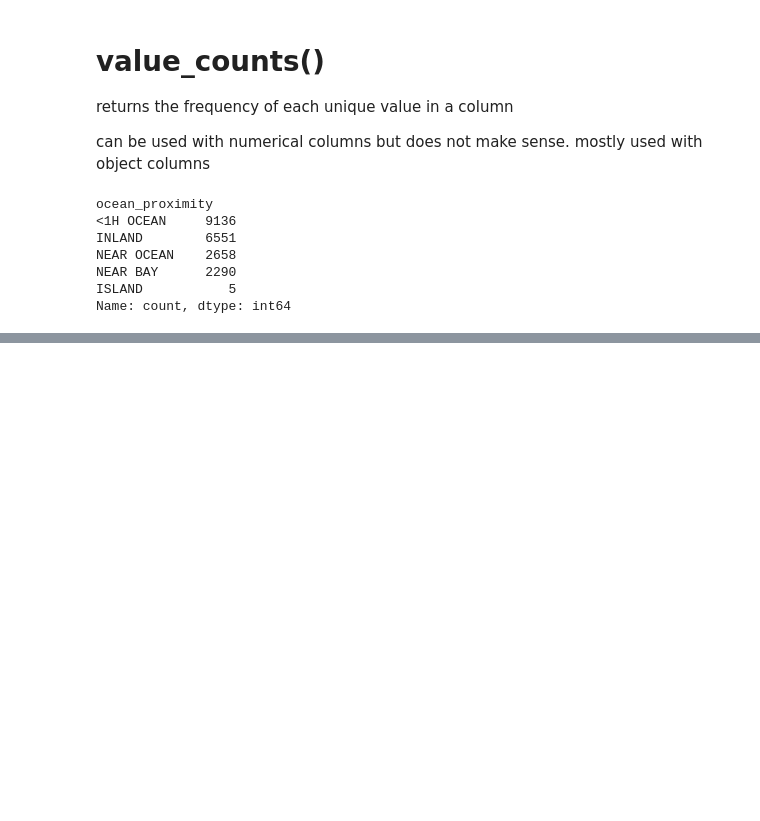
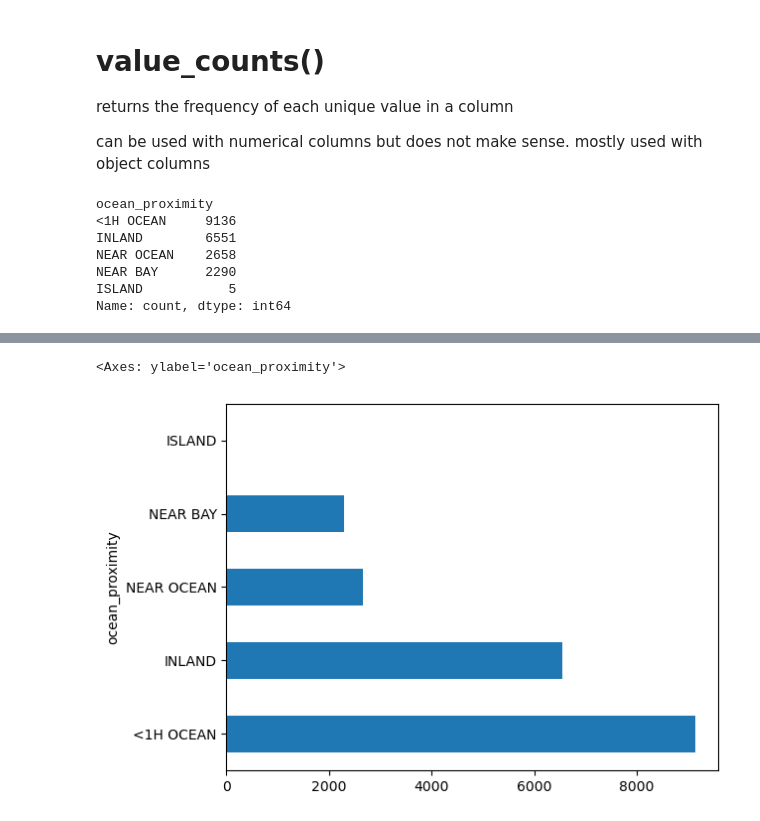
Before and after one commit to Manya-tech/Machine-Learning, a Jupyter notebook: ML_Basics/Pandas.ipynb, the cells around one changed output, grey strips where cells are left out. Cells and saved outputs as stored; diff of their text form; code cells hidden in the pictures; blank space fills up the shorter version.

```diff
--- a/ML_Basics/Pandas.ipynb
+++ b/ML_Basics/Pandas.ipynb
@@ -234,0 +249,5 @@ Name: count, dtype: int64
+# %%
+df['ocean_proximity'].value_counts().plot(kind = 'barh')
+# %% [output]
+<Axes: ylabel='ocean_proximity'>
+[figure, added]
```
Also changed, not shown: parts of 127 cells of this notebook, 5 other files.
